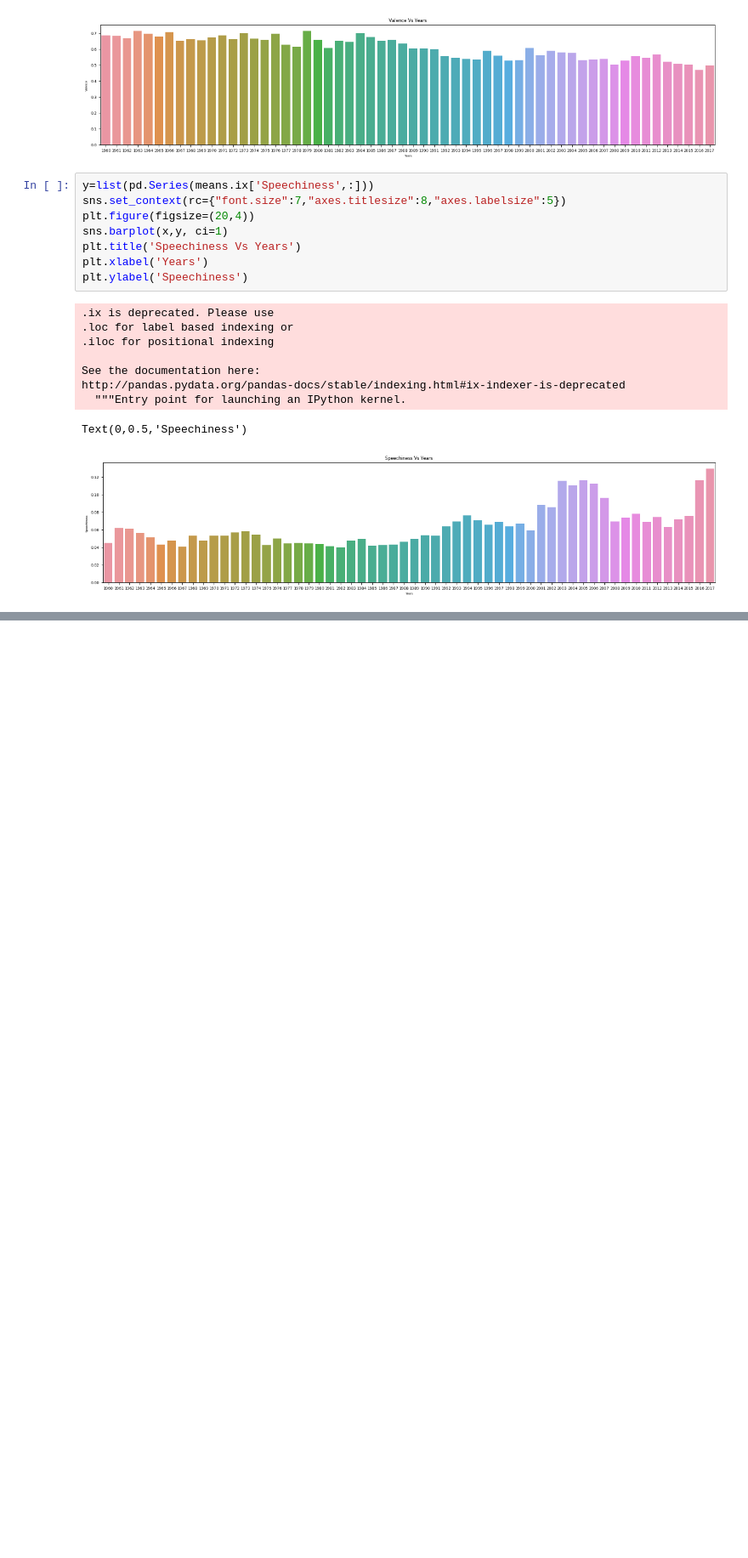
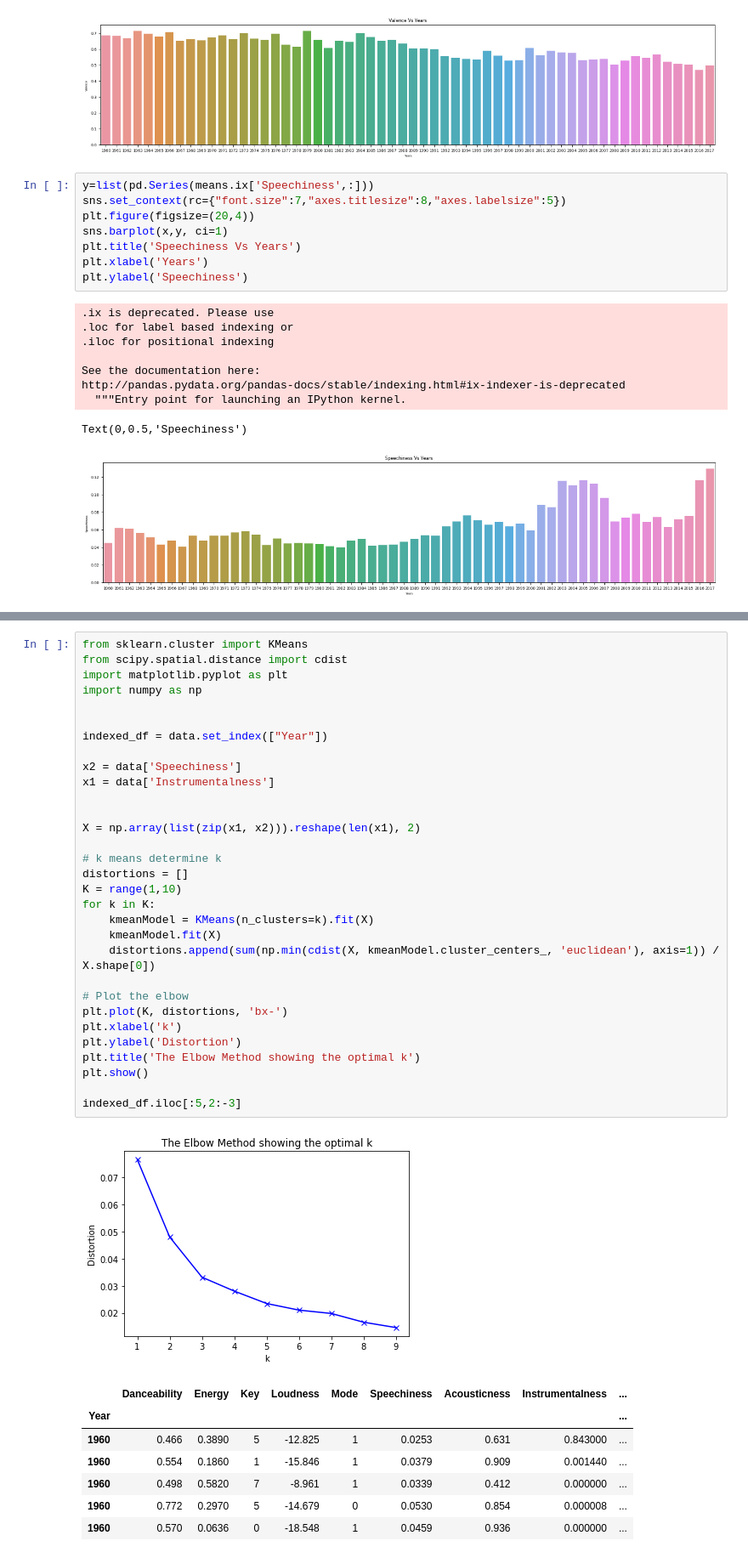
Before and after one commit to shazlie/ToolsProject, a Jupyter notebook: Spotify_project.ipynb, the cells around one changed output, grey strips where cells are left out. Shown at 85% size. Saved outputs shown, nothing was run; the diff lists cells and outputs as text; blank space fills up the shorter version.

Commit message:
K means clustering

```diff
--- a/Spotify_project.ipynb
+++ b/Spotify_project.ipynb
@@ -435,0 +470,40 @@ Text(0,0.5,'Speechiness')
+# %%
+from sklearn.cluster import KMeans
+from scipy.spatial.distance import cdist
+import matplotlib.pyplot as plt
+import numpy as np
+
+
+indexed_df = data.set_index(["Year"])
+
+x2 = data['Speechiness']
+x1 = data['Instrumentalness']
+
+
+X = np.array(list(zip(x1, x2))).reshape(len(x1), 2)
+
+# k means determine k
+distortions = []
+K = range(1,10)
+for k in K:
+    kmeanModel = KMeans(n_clusters=k).fit(X)
+    kmeanModel.fit(X)
+    distortions.append(sum(np.min(cdist(X, kmeanModel.cluster_centers_, 'euclidean'), axis=1)) / X.shape[0])
+
+# Plot the elbow
+plt.plot(K, distortions, 'bx-')
+plt.xlabel('k')
+plt.ylabel('Distortion')
+plt.title('The Elbow Method showing the optimal k')
+plt.show()
+
+indexed_df.iloc[:5,2:-3]
+# %% [output]
+[figure, added]
+|  | Danceability | Energy | Key | Loudness | Mode | Speechiness | Acousticness | Instrumentalness | ... |
+| Year |  |  |  |  |  |  |  |  | ... |
+| 1960 | 0.466 | 0.3890 | 5 | -12.825 | 1 | 0.0253 | 0.631 | 0.843000 | ... |
+| 1960 | 0.554 | 0.1860 | 1 | -15.846 | 1 | 0.0379 | 0.909 | 0.001440 | ... |
+| 1960 | 0.498 | 0.5820 | 7 | -8.961 | 1 | 0.0339 | 0.412 | 0.000000 | ... |
+| 1960 | 0.772 | 0.2970 | 5 | -14.679 | 0 | 0.0530 | 0.854 | 0.000008 | ... |
+| 1960 | 0.570 | 0.0636 | 0 | -18.548 | 1 | 0.0459 | 0.936 | 0.000000 | ... |
```
Also changed, not shown: parts of 14 cells of this notebook.
